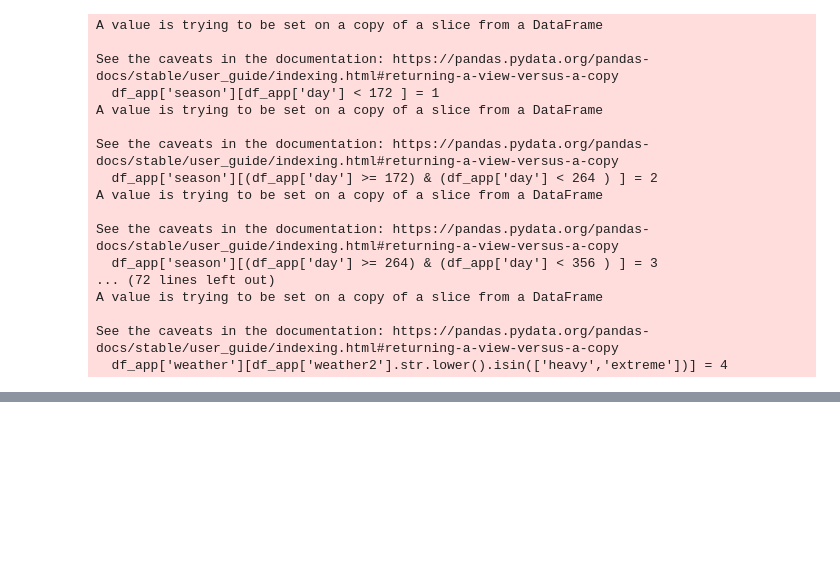
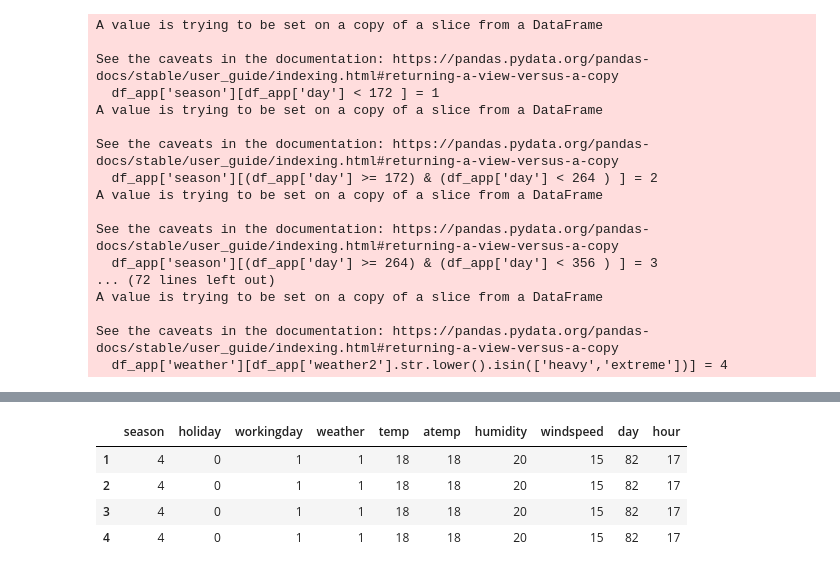
Before and after one commit to yayahamour/project_bike, a Jupyter notebook: netoyage.ipynb, the cells around one changed output, grey strips where cells are left out. Drawn from its saved outputs; the diff is of its cells as text; code cells hidden in the pictures; blank space fills up the shorter version.

```diff
--- a/netoyage.ipynb
+++ b/netoyage.ipynb
@@ -491,0 +643,12 @@ Name: hour, dtype: int64
+# %%
+date = '2022-03-23'
+time = "17:05:00"
+day = ['Jour de vacance', 'Journée de travail', 'Weekend']
+weather = ['Ciel dégagé/légérement nuageux',
+            'Brume/Nuageux',
+            'Légère pluie/Légére chute de neige/Nuages eparpillé',
+            'Forte Pluie/Chute de neige/Brouilard/Orage']
+temp = "18"
+humidity = "20"
+windspeed = "15"
+print(date, time, day, weather, temp, windspeed, humidity)
@@ -491,0 +661,2 @@ Name: hour, dtype: int64
+# %%
+df_app = run_df_dc_personalised(date=date, time=time, day=day[0], weather=weather[0], temp=temp, temp_feel=temp, humidity=humidity, windspeed=windspeed)
@@ -491,0 +681,8 @@ Name: hour, dtype: int64
+# %%
+df_app
+# %% [output]
+|  | season | holiday | workingday | weather | temp | atemp | humidity | windspeed | day | hour |
+| 1 | 4 | 0 | 1 | 1 | 18 | 18 | 20 | 15 | 82 | 17 |
+| 2 | 4 | 0 | 1 | 1 | 18 | 18 | 20 | 15 | 82 | 17 |
+| 3 | 4 | 0 | 1 | 1 | 18 | 18 | 20 | 15 | 82 | 17 |
+| 4 | 4 | 0 | 1 | 1 | 18 | 18 | 20 | 15 | 82 | 17 |
```
Also changed, not shown: parts of 19 cells of this notebook, 2 other files.
